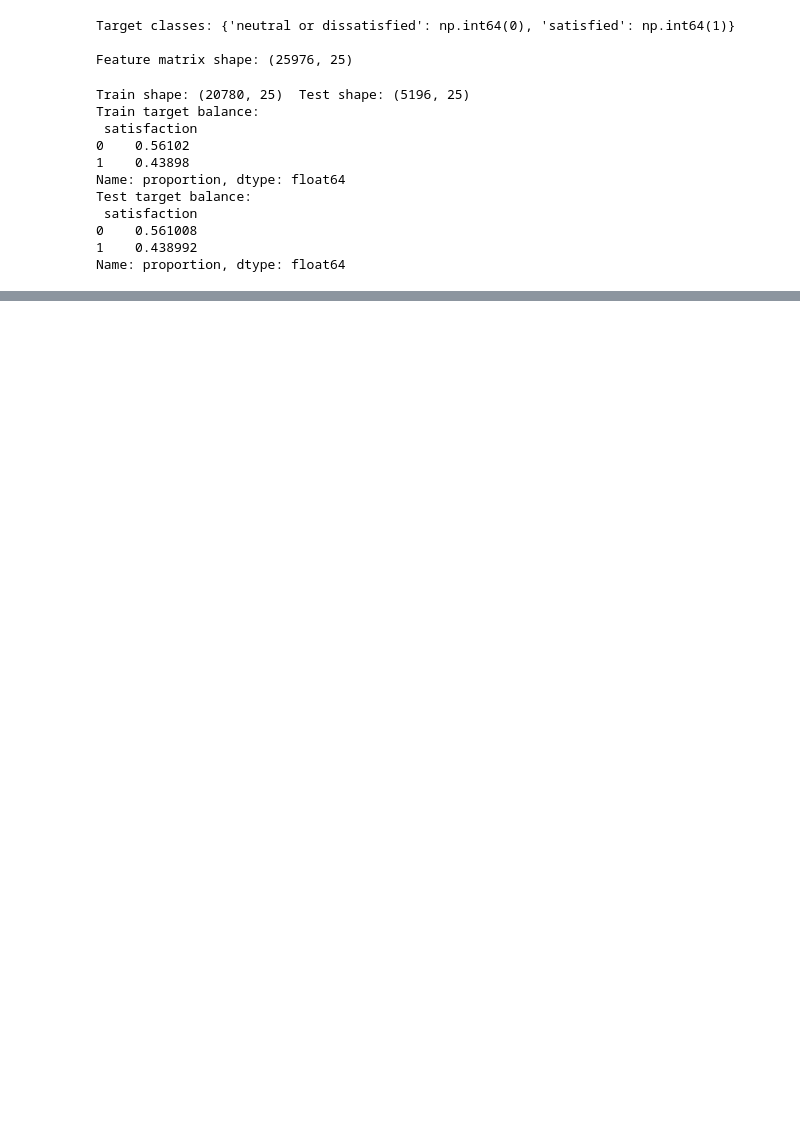
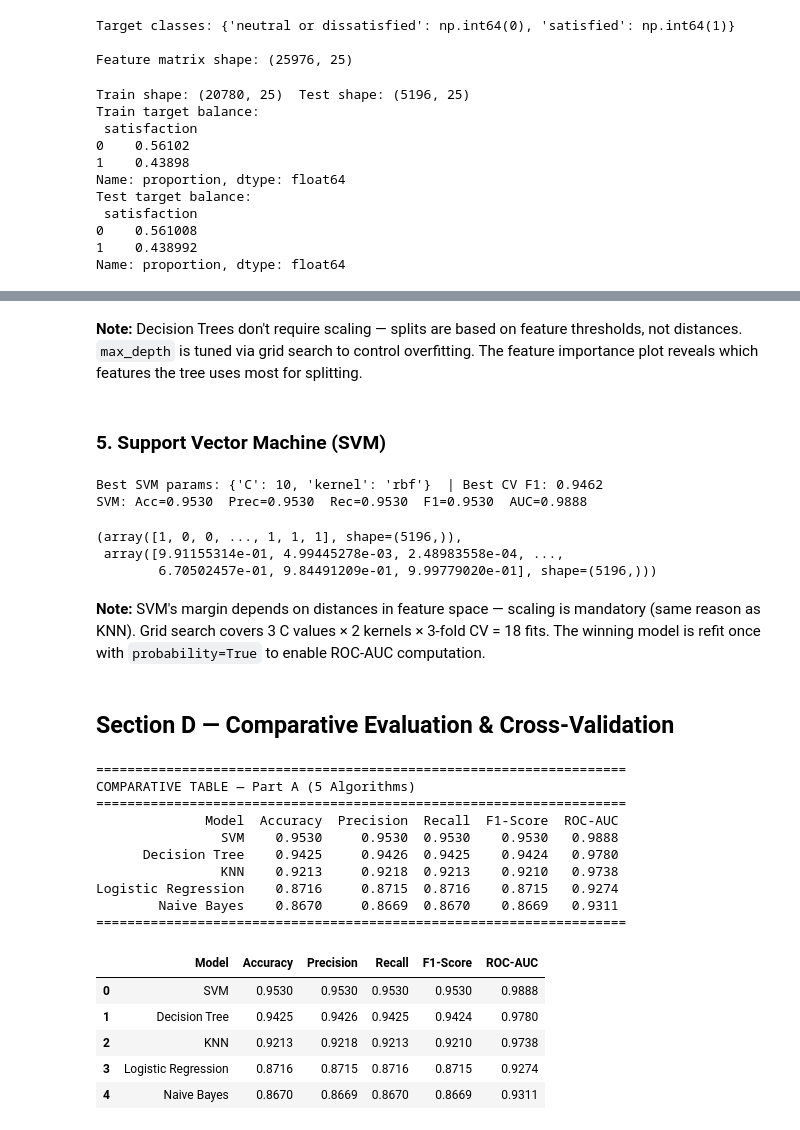
Before and after one commit to hemnath-28/ML-Evaulation-, a Jupyter notebook: classification.ipynb, the cells around one changed output, grey strips where cells are left out. Saved outputs shown, nothing was run; the diff lists cells and outputs as text; code cells hidden in the pictures; blank space fills up the shorter version.

```diff
--- a/classification.ipynb
+++ b/classification.ipynb
@@ -361,0 +357,53 @@ plt.show()
+# %% [markdown]
+**Note:** Decision Trees don't require scaling — splits are based on feature thresholds, not distances. `max_depth` is tuned via grid search to control overfitting. The feature importance plot reveals which features the tree uses most for splitting.
+# %% [markdown]
+### 5. Support Vector Machine (SVM)
+# %%
+svc_grid = GridSearchCV(SVC(random_state=RANDOM_STATE),
+                          {'C': [0.1, 1, 10], 'kernel': ['linear', 'rbf']},
+                          cv=3, scoring='f1_weighted', n_jobs=-1)
+svc_grid.fit(X_train_scaled, y_train)
+print('Best SVM params:', svc_grid.best_params_, ' | Best CV F1:', round(svc_grid.best_score_, 4))
+
+# Use CalibratedClassifierCV to get probabilities (avoids deprecated probability=True)
+from sklearn.calibration import CalibratedClassifierCV
+best_svc_base = SVC(**svc_grid.best_params_, random_state=RANDOM_STATE)
+best_svc = CalibratedClassifierCV(best_svc_base, ensemble=False)
+best_svc.fit(X_train_scaled, y_train)
+trained_models['SVM'] = (best_svc, X_test_scaled)
+evaluate('SVM', best_svc, X_test_scaled, y_test)
+# %% [output]
+Best SVM params: {'C': 10, 'kernel': 'rbf'}  | Best CV F1: 0.9462
+SVM: Acc=0.9530  Prec=0.9530  Rec=0.9530  F1=0.9530  AUC=0.9888
+(array([1, 0, 0, ..., 1, 1, 1], shape=(5196,)),
+ array([9.91155314e-01, 4.99445278e-03, 2.48983558e-04, ...,
+        6.70502457e-01, 9.84491209e-01, 9.99779020e-01], shape=(5196,)))
+# %% [markdown]
+**Note:** SVM's margin depends on distances in feature space — scaling is mandatory (same reason as KNN). Grid search covers 3 C values × 2 kernels × 3-fold CV = 18 fits. The winning model is refit once with `probability=True` to enable ROC-AUC computation.
+# %% [markdown]
+## Section D — Comparative Evaluation & Cross-Validation
+# %%
+results_df = pd.DataFrame(results).sort_values('F1-Score', ascending=False).reset_index(drop=True)
+print('='*68)
+print('COMPARATIVE TABLE — Part A (5 Algorithms)')
+print('='*68)
+print(results_df.to_string(index=False))
+print('='*68)
+results_df
+# %% [output]
+====================================================================
+COMPARATIVE TABLE — Part A (5 Algorithms)
+====================================================================
+              Model  Accuracy  Precision  Recall  F1-Score  ROC-AUC
+                SVM    0.9530     0.9530  0.9530    0.9530   0.9888
+      Decision Tree    0.9425     0.9426  0.9425    0.9424   0.9780
+                KNN    0.9213     0.9218  0.9213    0.9210   0.9738
+Logistic Regression    0.8716     0.8715  0.8716    0.8715   0.9274
+        Naive Bayes    0.8670     0.8669  0.8670    0.8669   0.9311
+====================================================================
+|  | Model | Accuracy | Precision | Recall | F1-Score | ROC-AUC |
+| 0 | SVM | 0.9530 | 0.9530 | 0.9530 | 0.9530 | 0.9888 |
+| 1 | Decision Tree | 0.9425 | 0.9426 | 0.9425 | 0.9424 | 0.9780 |
+| 2 | KNN | 0.9213 | 0.9218 | 0.9213 | 0.9210 | 0.9738 |
+| 3 | Logistic Regression | 0.8716 | 0.8715 | 0.8716 | 0.8715 | 0.9274 |
+| 4 | Naive Bayes | 0.8670 | 0.8669 | 0.8670 | 0.8669 | 0.9311 |
```
Also changed, not shown: parts of 36 cells of this notebook.
